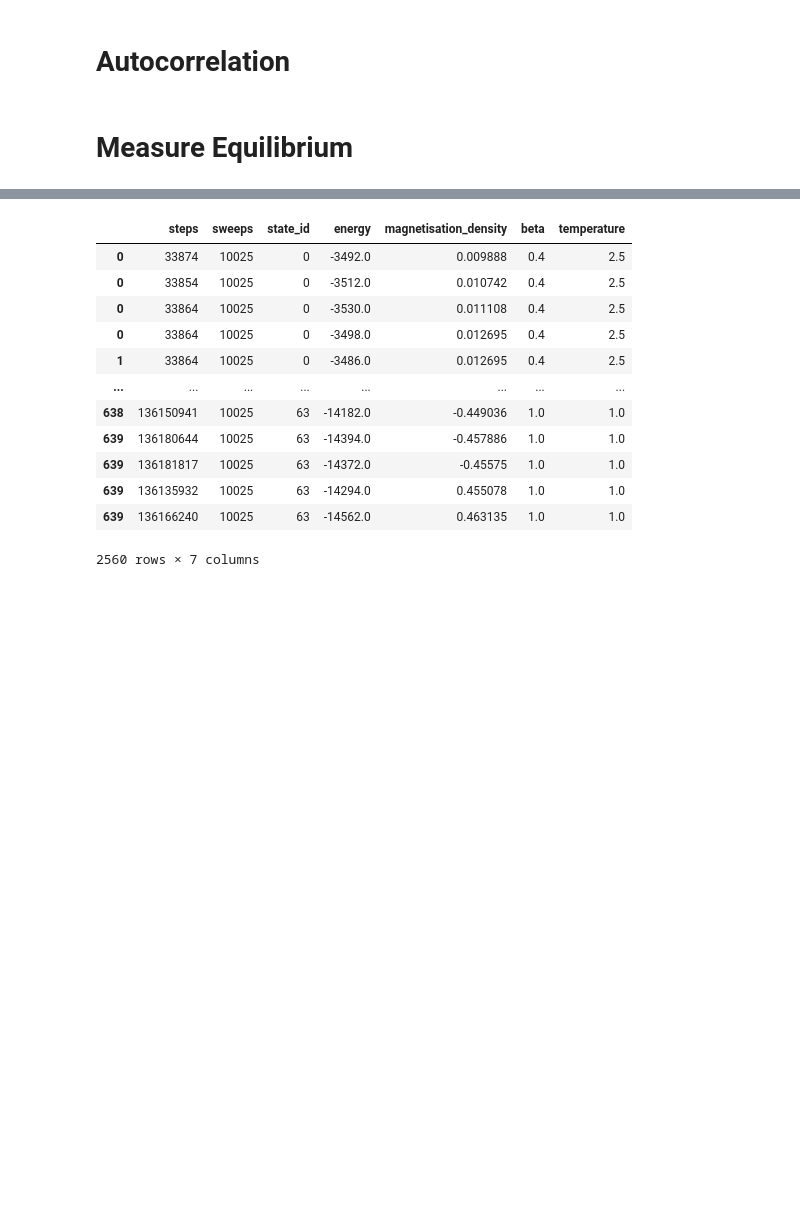
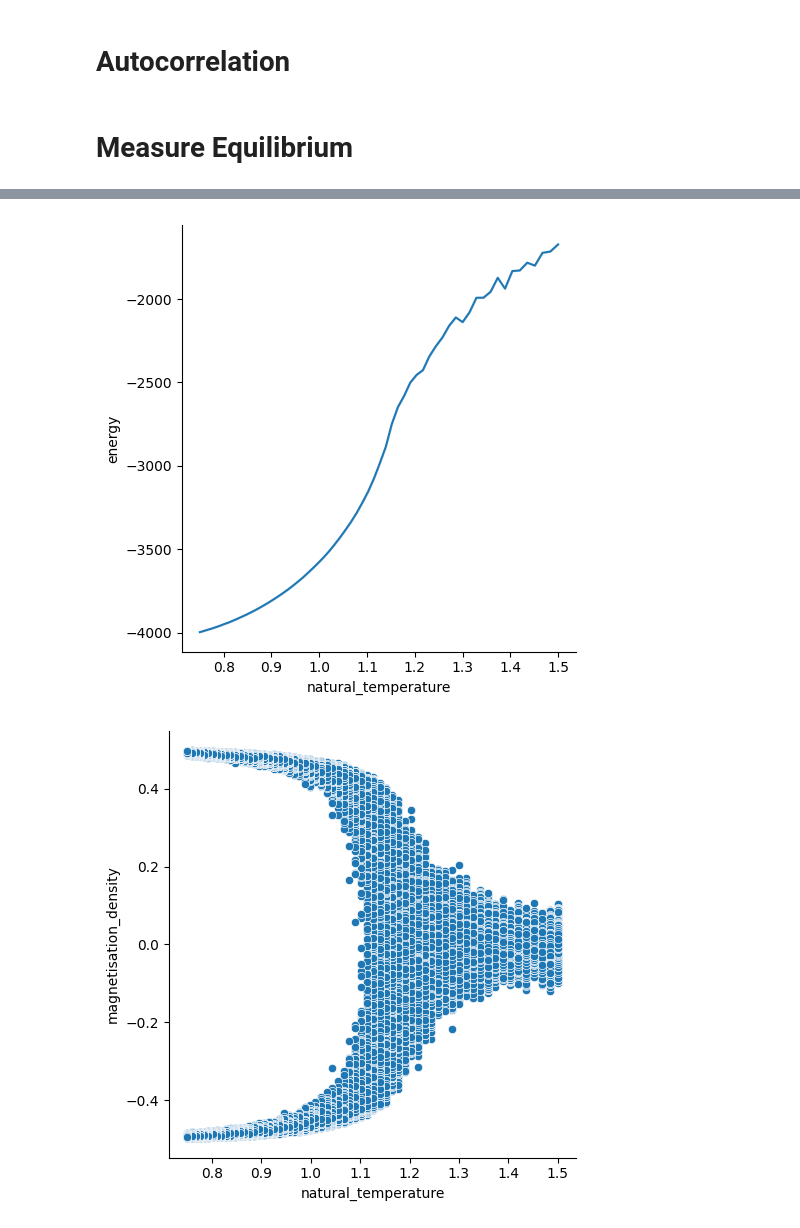
Before and after one commit to JeppeKlitgaard/Jackpot, a Jupyter notebook: workbench.ipynb, the cells around one changed output, grey strips where cells are left out. Drawn from its saved outputs; the diff is of its cells as text; code cells hidden in the pictures; blank space fills up the shorter version.

```diff
--- a/workbench.ipynb
+++ b/workbench.ipynb
@@ -733,11 +713,18 @@ if c.do_autocorrelation:
         )
 
     keys = k.shaped(states.vectorisation_shape)
-    # ac_data = get_autocorrelation(
-    #     keys, states, c.autocorrelation_steps, c.autocorrelation_sweeps_per_step, 5
-    # )
-    ac_data = get_autocorrelation(keys, states, 5000, 2, 10)
+
+    autocorrelation_timer = Stopwatch.start()
+    ac_data = get_autocorrelation(
+        keys, states, c.autocorrelation_steps, c.autocorrelation_sweeps_per_step, 10
+    )
     ac_data.block_until_ready()
+
+    autocorrelation_time = autocorrelation_timer.time()
+    to_save["autocorrelation_time"] = autocorrelation_time
+    print(f"Ran autocorrelation program in: {autocorrelation_time} sec.")
+
+    eqx.tree_serialise_leaves(SAVE_PATH / "ac_data.eqx", ac_data)
 # %%
 if c.do_autocorrelation:
     ac_df = ac_data.to_df()
@@ -884,18 +880,2 @@ KeyboardInterrupt:
-# %%
-eq_df
-# %% [output]
-|  | steps | sweeps | state_id | energy | magnetisation_density | beta | temperature |
-| 0 | 33874 | 10025 | 0 | -3492.0 | 0.009888 | 0.4 | 2.5 |
-| 0 | 33854 | 10025 | 0 | -3512.0 | 0.010742 | 0.4 | 2.5 |
-| 0 | 33864 | 10025 | 0 | -3530.0 | 0.011108 | 0.4 | 2.5 |
-| 0 | 33864 | 10025 | 0 | -3498.0 | 0.012695 | 0.4 | 2.5 |
-| 1 | 33864 | 10025 | 0 | -3486.0 | 0.012695 | 0.4 | 2.5 |
-| ... | ... | ... | ... | ... | ... | ... | ... |
-| 638 | 136150941 | 10025 | 63 | -14182.0 | -0.449036 | 1.0 | 1.0 |
-| 639 | 136180644 | 10025 | 63 | -14394.0 | -0.457886 | 1.0 | 1.0 |
-| 639 | 136181817 | 10025 | 63 | -14372.0 | -0.45575 | 1.0 | 1.0 |
-| 639 | 136135932 | 10025 | 63 | -14294.0 | 0.455078 | 1.0 | 1.0 |
-| 639 | 136166240 | 10025 | 63 | -14562.0 | 0.463135 | 1.0 | 1.0 |
-2560 rows × 7 columns
 # %%
 # Create two dataframes of different 'shapes'
@@ -958,0 +946,27 @@ sum_df.reset_index().to_feather(SAVE_PATH / "sum_df.feather")
+# %%
+fig_measure_energy_temp = sns.relplot(
+    data=meas_df,
+    x="natural_temperature",
+    y="energy",
+    kind="line",
+)
+fig_measure_energy_temp.savefig(SAVE_PATH / "fig_measure_energy_temp.png")
+
+fig_measure_mag_dens_temp = sns.relplot(
+    data=meas_df,
+    x="natural_temperature",
+    y="magnetisation_density",
+    # kind="line",
+)
+fig_measure_mag_dens_temp.savefig(SAVE_PATH / "fig_measure_mag_dens_temp.png")
+
+fig_measure_abs_mag_dens_temp = sns.relplot(
+    data=meas_df,
+    x="natural_temperature",
+    y="abs_magnetisation_density",
+    kind="line",
+)
+fig_measure_abs_mag_dens_temp.savefig(SAVE_PATH / "fig_measure_abs_mag_dens_temp.png")
+# %% [output]
+[figure, added]
+[figure, added]
```
Also changed, not shown: parts of 19 cells of this notebook.
